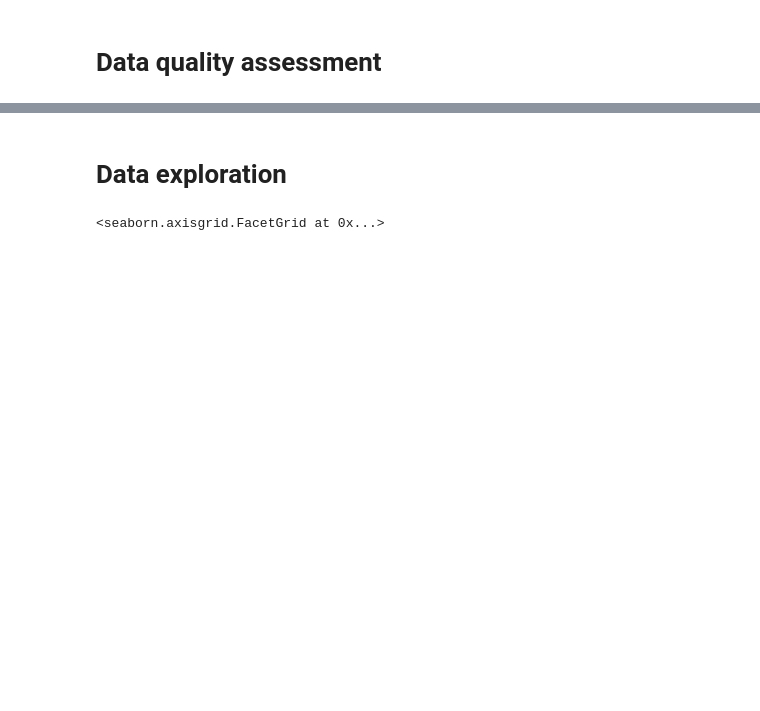
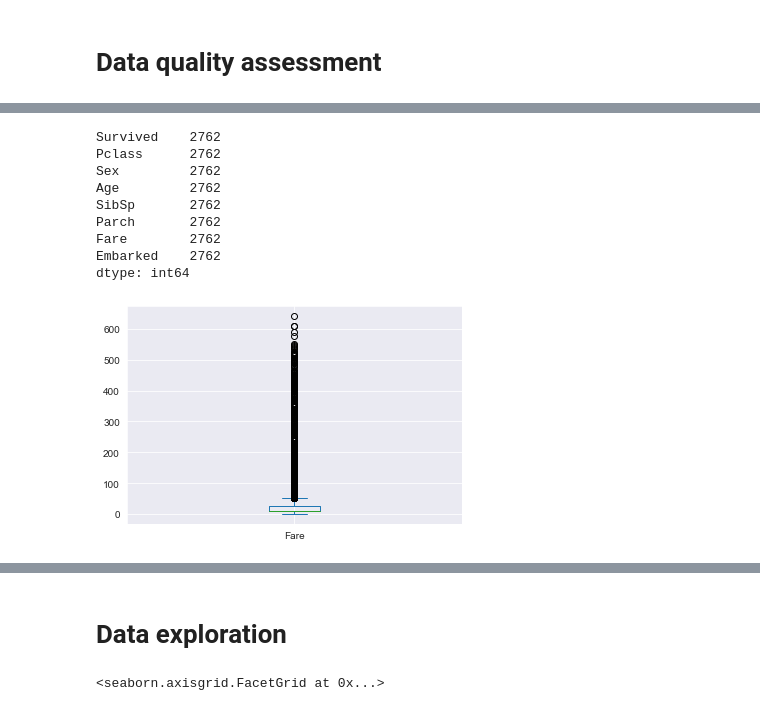
Before and after one commit to TatyanaMardvilko/EDA, a Jupyter notebook: eda.ipynb, the cells around one changed output, grey strips where cells are left out. Saved outputs shown, nothing was run; the diff lists cells and outputs as text; code cells hidden in the pictures; blank space fills up the shorter version.

```diff
--- a/eda.ipynb
+++ b/eda.ipynb
@@ -82,0 +130,17 @@ train_full = impute_data(train)
+# %%
+# третий класс
+train_gr_class3 = train_full[train_full['Pclass'] == 3]
+bp3 = train_gr_class3.Fare.plot.box(return_type='both')
+outliers = [flier.get_ydata() for flier in bp3[1]['fliers']][0]
+train_gr_class3[train_gr_class3.Fare.isin(outliers)].count()
+# %% [output]
+Survived    2762
+Pclass      2762
+Sex         2762
+Age         2762
+SibSp       2762
+Parch       2762
+Fare        2762
+Embarked    2762
+dtype: int64
+[figure, added]
```
Also changed, not shown: parts of 13 cells of this notebook.
